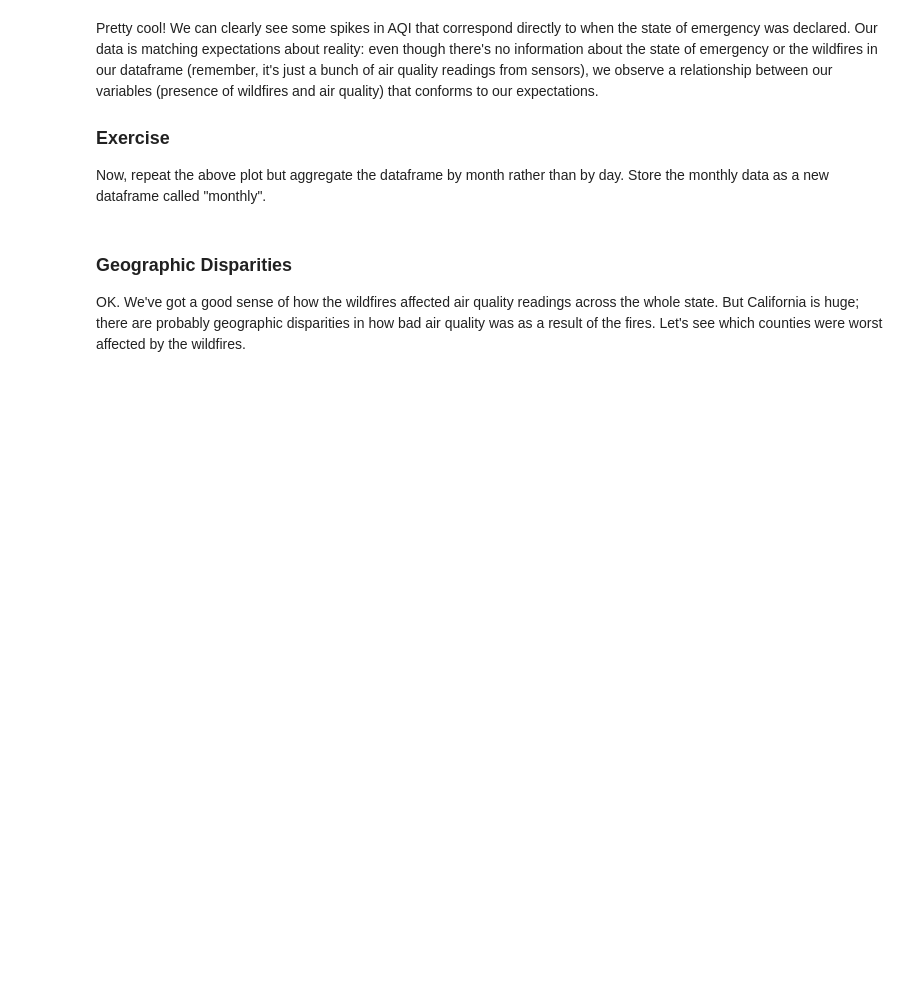
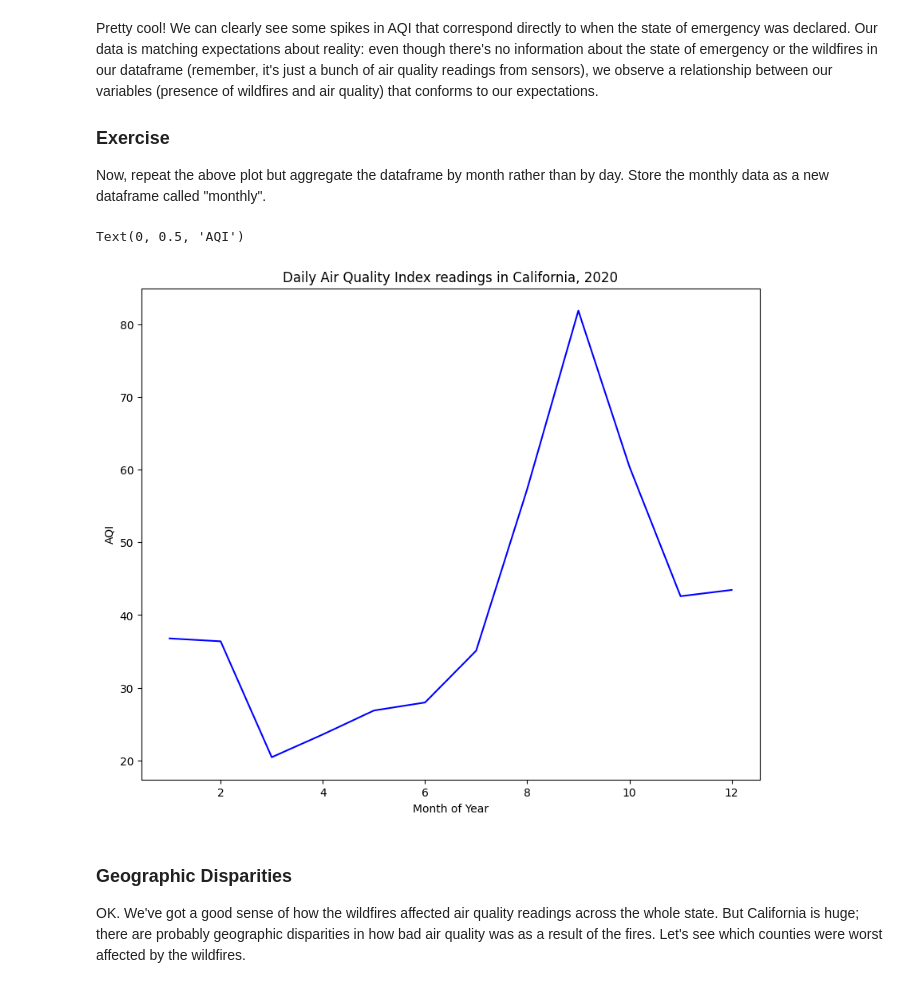
Before and after one commit to boboguan/QM2, a Jupyter notebook: notebooks/W03. Spatial Data.ipynb, the cells around one changed output. Saved outputs shown, nothing was run; the diff lists cells and outputs as text; code cells hidden in the pictures; blank space fills up the shorter version.

```diff
--- a/notebooks/W03. Spatial Data.ipynb
+++ b/notebooks/W03. Spatial Data.ipynb
@@ -175,6 +198,15 @@ Pretty cool! We can clearly see some spikes in AQI that correspond directly to w
 
 ### Exercise
 Now, repeat the above plot but aggregate the dataframe by month rather than by day. Store the monthly data as a new dataframe called "monthly".
+# %%
+monthly = df.groupby('Month')['AQI'].mean()
+monthly.plot(color = 'blue')
+plt.title('Daily Air Quality Index readings in California, 2020')
+plt.xlabel('Month of Year')
+plt.ylabel('AQI')
+# %% [output]
+Text(0, 0.5, 'AQI')
+[figure, added]
 # %% [markdown]
 ### Geographic Disparities
 
```
Also changed, not shown: parts of 19 cells of this notebook.
